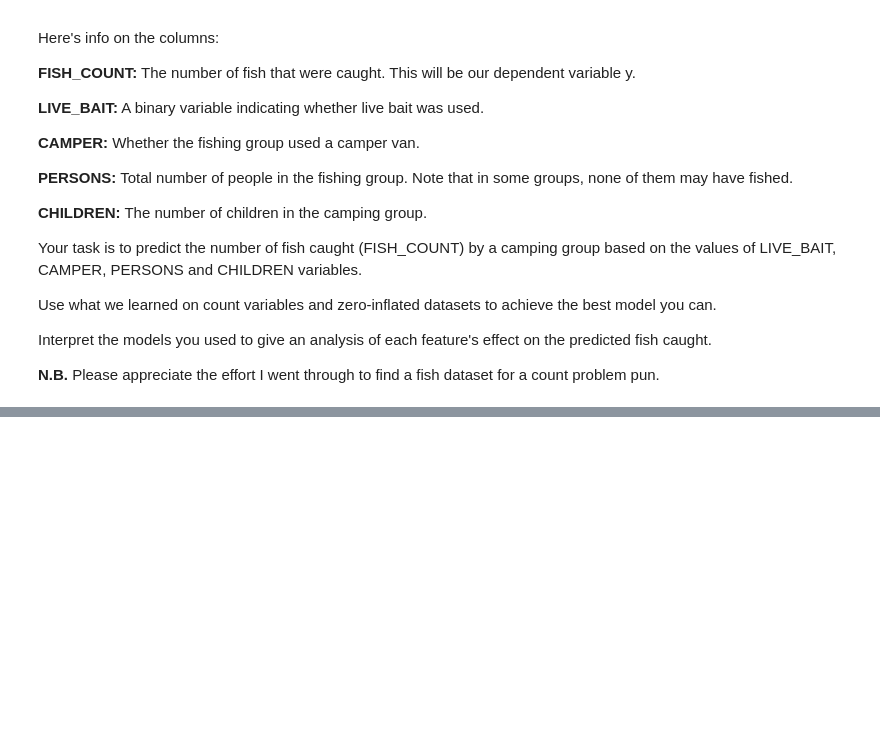
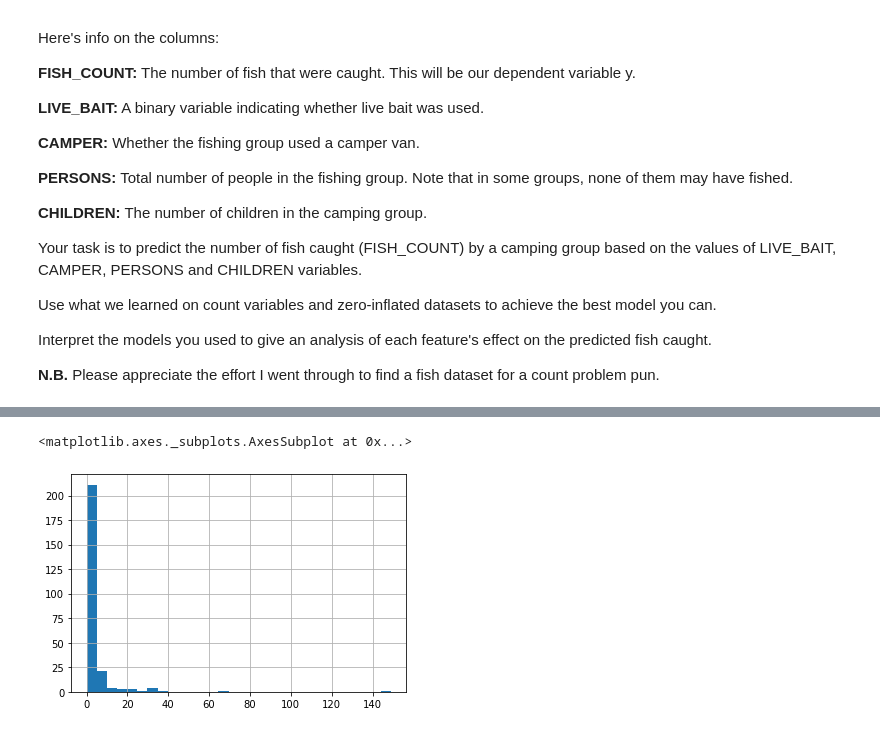
Before and after one commit to cb-ds-1/3-7-glm, a Jupyter notebook: workshop.ipynb, the cells around one changed output, grey strips where cells are left out. Drawn from its saved outputs; the diff is of its cells as text; code cells hidden in the pictures; blank space fills up the shorter version.

```diff
--- a/workshop.ipynb
+++ b/workshop.ipynb
@@ -63,3 +188,6 @@ Use what we learned on count variables and zero-inflated datasets to achieve the
 Interpret the models you used to give an analysis of each feature's effect on the predicted fish caught.
 
 **N.B.** Please appreciate the effort I went through to find a fish dataset for a count problem pun.
+# %%
+df = pd.read_csv('data/fish.csv')
+df.describe()
@@ -65,0 +204,5 @@ Interpret the models you used to give an analysis of each feature's effect on th
+# %%
+df.FISH_COUNT.hist(bins=30)
+# %% [output]
+<matplotlib.axes._subplots.AxesSubplot at 0x...>
+[figure, added]
```
Also changed, not shown: parts of 15 cells of this notebook.
